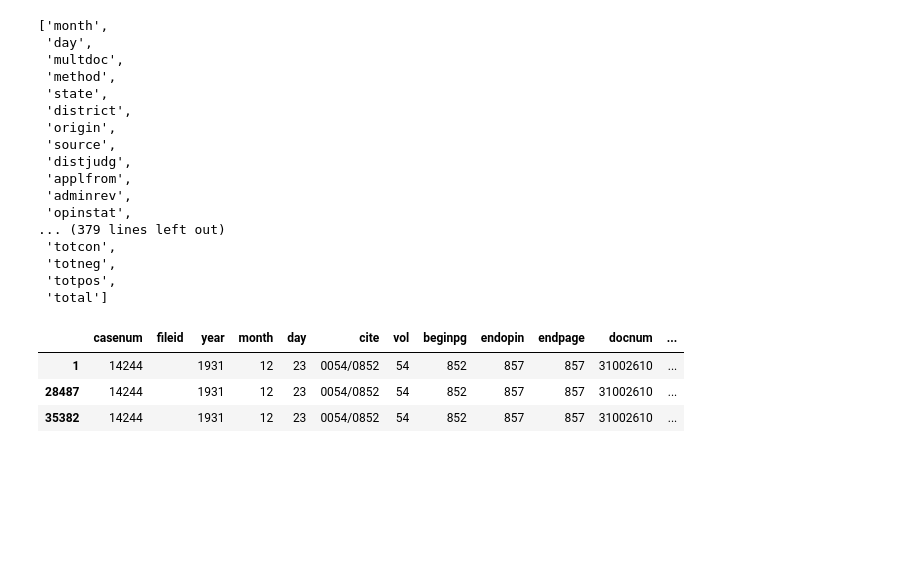
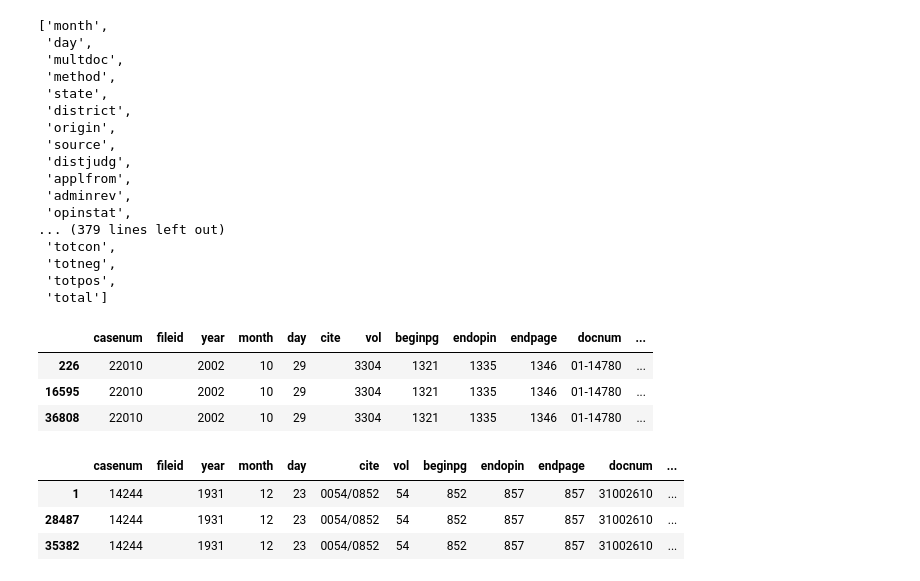
Before and after one commit to adithyap/mlcs16, a Jupyter notebook: votelist2.0.ipynb, the cells around one changed output. Saved outputs shown, nothing was run; the diff lists cells and outputs as text; code cells hidden in the pictures; blank space fills up the shorter version.

```diff
--- a/votelist2.0.ipynb
+++ b/votelist2.0.ipynb
@@ -7,4 +7,4 @@ pd.set_option('max_rows',2000)
 pd.set_option('max_columns',2000)
 np.set_printoptions()
 # %%
-df = pd.read_stata('/scratch/sv1239/projects/mlcs/raw/Votelevel_stuffjan2013.dta')
+df = pd.read_stata('../Votelevel_stuffjan2013.dta')
@@ -111,6 +109,13 @@ do_dummies
  'totneg',
  'totpos',
  'total']
+# %%
+df[df.casenum==22010]
+# %% [output]
+|  | casenum | fileid | year | month | day | cite | vol | beginpg | endopin | endpage | docnum | ... |
+| 226 | 22010 |  | 2002 | 10 | 29 |  | 3304 | 1321 | 1335 | 1346 | 01-14780 | ... |
+| 16595 | 22010 |  | 2002 | 10 | 29 |  | 3304 | 1321 | 1335 | 1346 | 01-14780 | ... |
+| 36808 | 22010 |  | 2002 | 10 | 29 |  | 3304 | 1321 | 1335 | 1346 | 01-14780 | ... |
 # %%
 df[df.casenum==14244]
 # %% [output]
```
Also changed, not shown: parts of 1 cell of this notebook, 1 other file.
